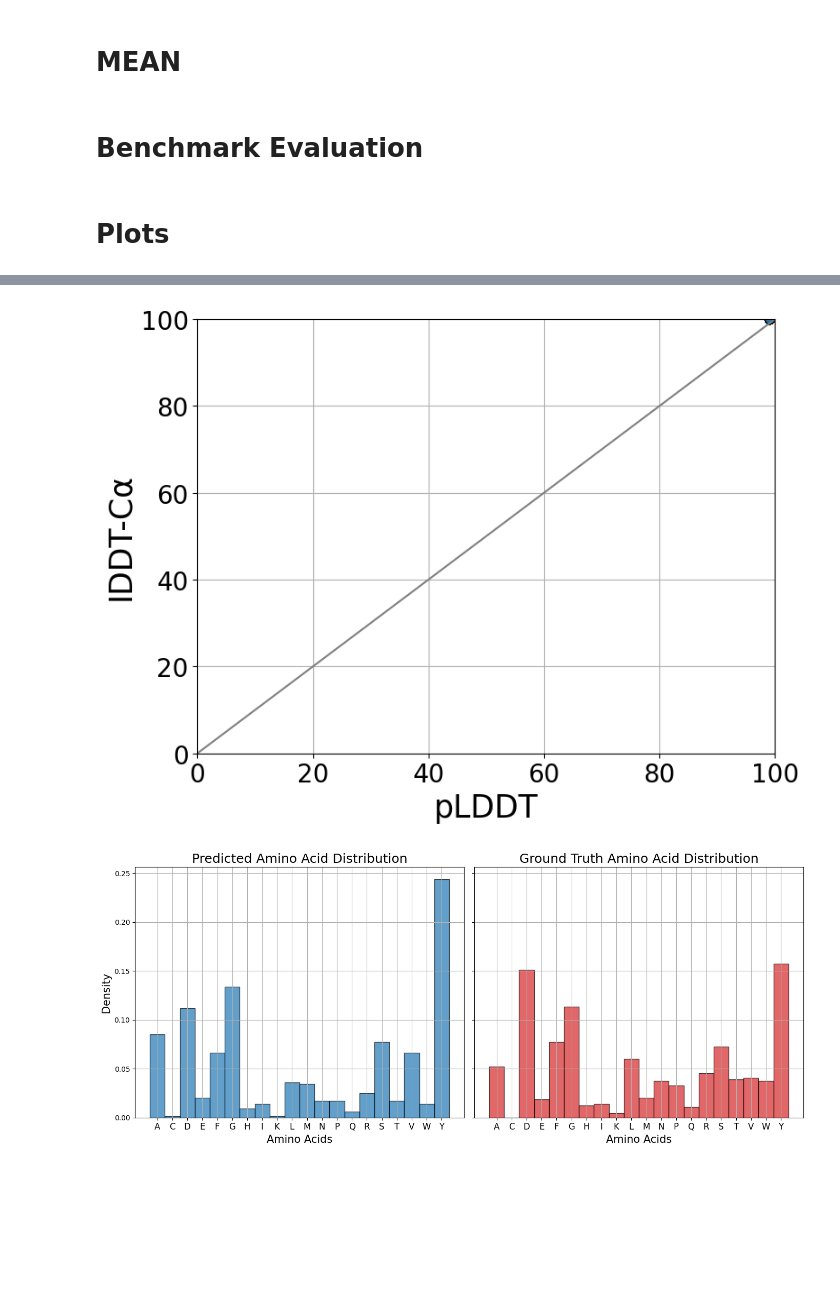
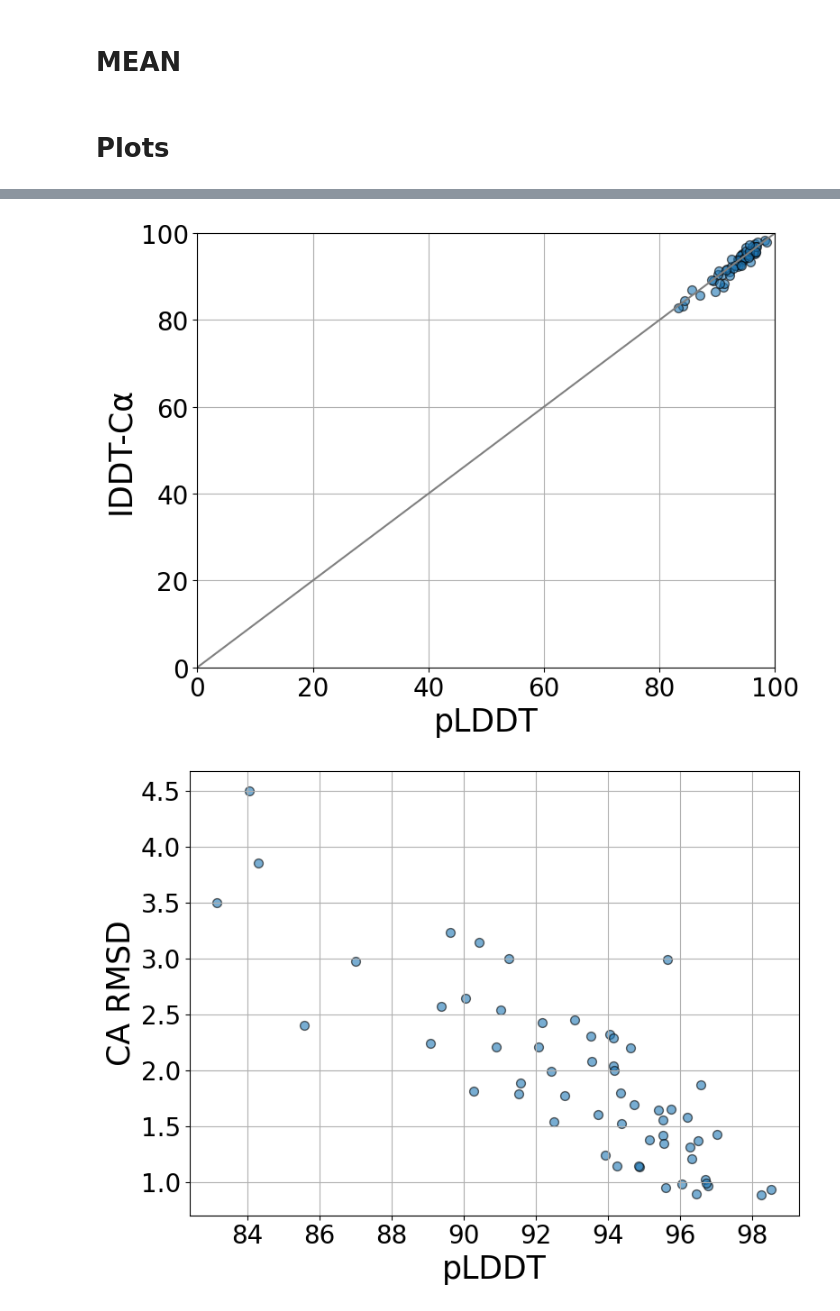
Before and after one commit to AstraZeneca/AbFlow, a Jupyter notebook: Abflow_evaluate.ipynb, the cells around one changed output, grey strips where cells are left out. Drawn from its saved outputs; the diff is of its cells as text; code cells hidden in the pictures; blank space fills up the shorter version.

```diff
--- a/Abflow_evaluate.ipynb
+++ b/Abflow_evaluate.ipynb
@@ -107,9 +52,7 @@ import numpy as np
 import torch
 
 model.eval()
-device = torch.device("cuda:0")
 model.to(device)
-design_mode = ["backbone"]
 
 data_iter = iter(ds_loader.test_loader)
 template_complex = next(data_iter)
@@ -228,51 +162,58 @@ tensor([[0, 0, 0, 0, 0, 0, 0, 0, 0, 0, 0, 0, 0, 0, 0, 0, 0, 0, 0, 0, 0, 0, 0, 0,
 # %% [markdown]
 # MEAN
-# %% [markdown]
-# Benchmark Evaluation
 # %% [markdown]
 # Plots
 # %%
 import torch
-from abflow.visualization import plot_plddt, plot_aa_distribution
-from abflow.model.metrics import get_batch_lddt
+from abflow.visualization import plot_plddt, plot_aa_distribution, plot_scatter
+from abflow.model.metrics import get_batch_lddt, get_rmsd
 
 model.eval()
-device = torch.device("cuda:0")
 model.to(device)
-design_mode = ["sequence"]
 test_dataloader = ds_loader.test_loader
 
 with torch.no_grad():
     res_lddt_list = []
     res_plddt_list = []
     batch_lddt_list = []
+    batch_ca_rmsd_list = []
     batch_plddt_list = []
     true_seq_list = []
     pred_seq_list = []
     for test_complex in test_dataloader:
-        redesign_complex, _ = model.generate(test_complex, design_mode=design_mode, seed=seed)
-        res_lddt = redesign_complex['lddt'][redesign_complex['redesign_mask'].bool()]
-        res_plddt = redesign_complex['plddt'][redesign_complex['redesign_mask'].bool()]
-        batch_lddt = get_batch_lddt(redesign_complex['lddt'], [redesign_complex['redesign_mask']])
-        batch_plddt = get_batch_lddt(redesign_complex['plddt'], [redesign_complex['redesign_mask']])
-        true_seq = test_complex['res_type'][test_complex['redesign_mask'].bool()]
-        pred_seq = redesign_complex['res_type'][redesign_complex['redesign_mask'].bool()]
+        test_complex = {k: v.to(device) if isinstance(v, torch.Tensor) else v for k, v in test_complex.items()}
+        redesign_complex, _ = model._generate_complexes(test_complex, design_mode=design_mode, seed=seed)
+        true_CA_coords = test_complex['CA_coords']
+        redesign_mask = test_complex['redesign_mask']
+        pred_CA_coords = redesign_complex['CA_coords']
+
+        res_lddt = redesign_complex['lddt'][redesign_mask.bool()]
+        res_plddt = redesign_complex['plddt'][redesign_mask.bool()]
+        batch_lddt = get_batch_lddt(redesign_complex['lddt'], [redesign_mask])
+        batch_ca_rmsd = get_rmsd([pred_CA_coords], [true_CA_coords], [redesign_mask])
+        batch_plddt = get_batch_lddt(redesign_complex['plddt'], [redesign_mask])
+        true_seq = test_complex['res_type'][redesign_mask.bool()]
+        pred_seq = redesign_complex['res_type'][redesign_mask.bool()]
 
         res_lddt_list.append(res_lddt)
         res_plddt_list.append(res_plddt)
         batch_lddt_list.append(batch_lddt)
+        batch_ca_rmsd_list.append(batch_ca_rmsd)
         batch_plddt_list.append(batch_plddt)
         true_seq_list.append(true_seq)
         pred_seq_list.append(pred_seq)
+
     res_lddt = torch.cat(res_lddt_list, dim=0).cpu()
     res_plddt = torch.cat(res_plddt_list, dim=0).cpu()
     batch_lddt = torch.cat(batch_lddt_list, dim=0).cpu()
+    batch_ca_rmsd = torch.cat(batch_ca_rmsd_list, dim=0).cpu()
     batch_plddt = torch.cat(batch_plddt_list, dim=0).cpu()
     true_seq = torch.cat(true_seq_list, dim=0).cpu()
     pred_seq = torch.cat(pred_seq_list, dim=0).cpu()
 # %%
 # plot_plddt(lddt, plddt, save_path='./figures/plddt_plot.pdf')
-plot_plddt(res_lddt, res_plddt)
-plot_plddt(batch_lddt, batch_plddt)
+plot_plddt(res_plddt, res_lddt)
+plot_plddt(batch_plddt, batch_lddt)
+plot_scatter(batch_plddt, batch_ca_rmsd, x_label = "pLDDT", y_label="CA RMSD")
 plot_aa_distribution(pred_seq, true_seq)
 # %% [output]
@@ -280,2 +221,2 @@ plot_aa_distribution(pred_seq, true_seq)
-[figure, old version]
+[figure, new version]
-[figure, old version]
+[figure, new version]
```
Also changed, not shown: parts of 5 cells of this notebook, 6 other files.
